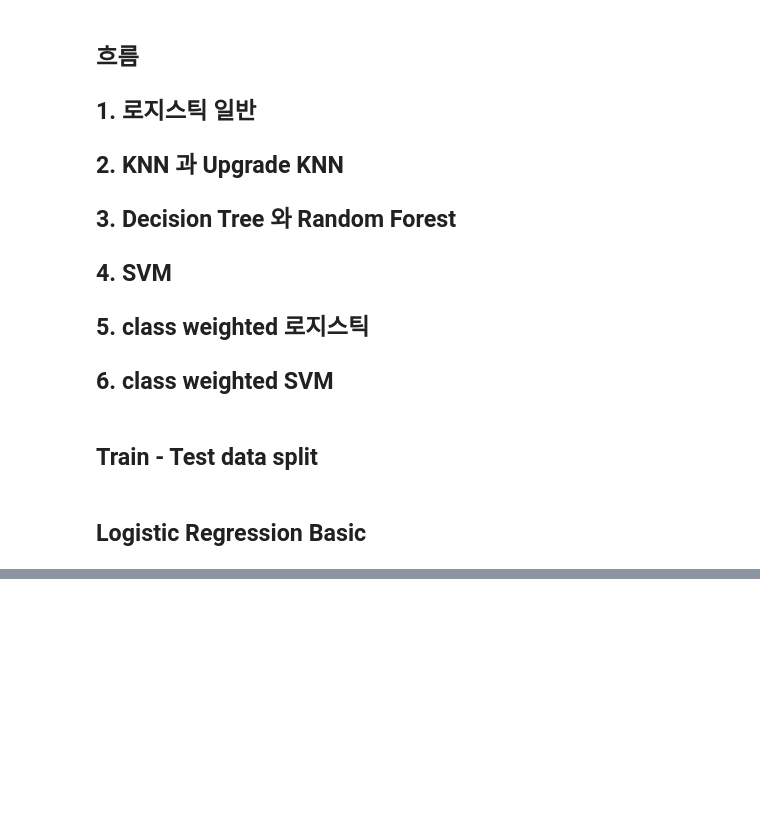
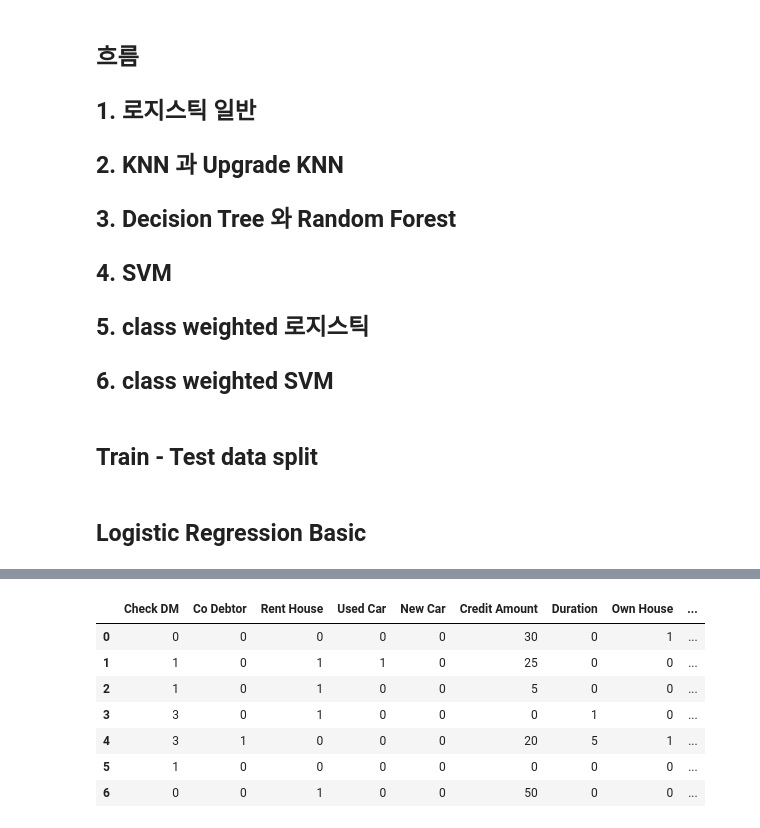
Before and after one commit to james-sungjae-lee/2018_Naver_DSC, a Jupyter notebook: Untitled2.ipynb, the cells around one changed output, grey strips where cells are left out. Cells and saved outputs as stored; diff of their text form; code cells hidden in the pictures; blank space fills up the shorter version.

```diff
--- a/Untitled2.ipynb
+++ b/Untitled2.ipynb
@@ -60,0 +340,9 @@ avg / total       0.74      0.75      0.73       300
+# %%
+F_test = pd.read_csv('F_test.csv', header=None)
+# %%
+col_names = ['Check DM', 'Duration', 'Credit History', 'Credit Amount',
+            'Saving Account', 'Employment', 'Personal Status', 'Residence',
+            'Property', 'Age', 'Other Installment', 'Existing Credit',
+            'Liable People', 'Telephone', 'Foreign', 'New Car', 'Used Car', 'No Debtor', 'Co Debtor',
+            'Rent House','Own House', 'Job1', 'Job2', 'Job3']
+F_test.columns = col_names
@@ -60,0 +360,3 @@ avg / total       0.74      0.75      0.73       300
+# %%
+F_test = F_test[['Check DM', 'Co Debtor', 'Rent House', 'Used Car', 'New Car', 'Credit Amount',
+       'Duration', 'Own House', 'Credit History','Saving Account']]
@@ -60,0 +393,11 @@ avg / total       0.74      0.75      0.73       300
+# %%
+F_test
+# %% [output]
+|  | Check DM | Co Debtor | Rent House | Used Car | New Car | Credit Amount | Duration | Own House | ... |
+| 0 | 0 | 0 | 0 | 0 | 0 | 30 | 0 | 1 | ... |
+| 1 | 1 | 0 | 1 | 1 | 0 | 25 | 0 | 0 | ... |
+| 2 | 1 | 0 | 1 | 0 | 0 | 5 | 0 | 0 | ... |
+| 3 | 3 | 0 | 1 | 0 | 0 | 0 | 1 | 0 | ... |
+| 4 | 3 | 1 | 0 | 0 | 0 | 20 | 5 | 1 | ... |
+| 5 | 1 | 0 | 0 | 0 | 0 | 0 | 0 | 0 | ... |
+| 6 | 0 | 0 | 1 | 0 | 0 | 50 | 0 | 0 | ... |
```
Also changed, not shown: parts of 51 cells of this notebook, 2 other files.
